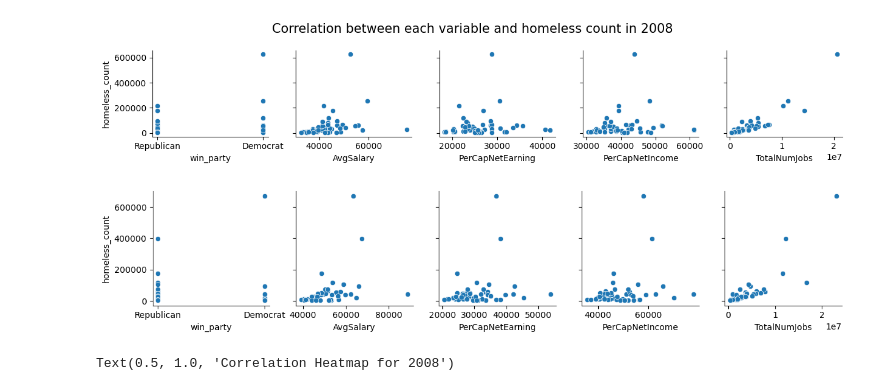
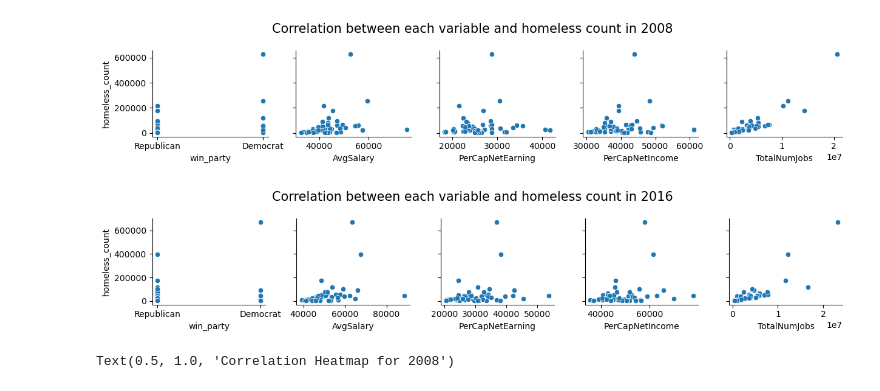
Before and after one commit to RenhaoL/CS109A_AC209A_Fall22_final_project, a Jupyter notebook: src/ZW_EDA_Econ_Politics.ipynb, the cells around one changed output. Saved outputs shown, nothing was run; the diff lists cells and outputs as text; code cells hidden in the pictures.

```diff
--- a/src/ZW_EDA_Econ_Politics.ipynb
+++ b/src/ZW_EDA_Econ_Politics.ipynb
@@ -387,12 +384,12 @@ g_08.fig.tight_layout()
 # %%
 g_16 = sns.pairplot(df_econ_politcs.query("year == 2016"),
              x_vars=["win_party","AvgSalary","PerCapNetEarning", "PerCapNetIncome", "TotalNumJobs"],
              y_vars=["homeless_count"])
 
-g_08.fig.suptitle('Correlation between each variable and homeless count in 2016', fontsize = 15)
-g_08.fig.tight_layout()
+g_16.fig.suptitle('Correlation between each variable and homeless count in 2016', fontsize = 15)
+g_16.fig.tight_layout()
 # %% [output]
-[figure, old version]
+[figure, new version]
 # %%
 plt.figure(figsize=(10, 6))
 heatmap_08 = sns.heatmap(df_econ_politcs.query("year == 2008").corr(), vmin=-1, vmax=1, annot=True)
```
Also changed, not shown: parts of 6 cells of this notebook, 1 other file.
